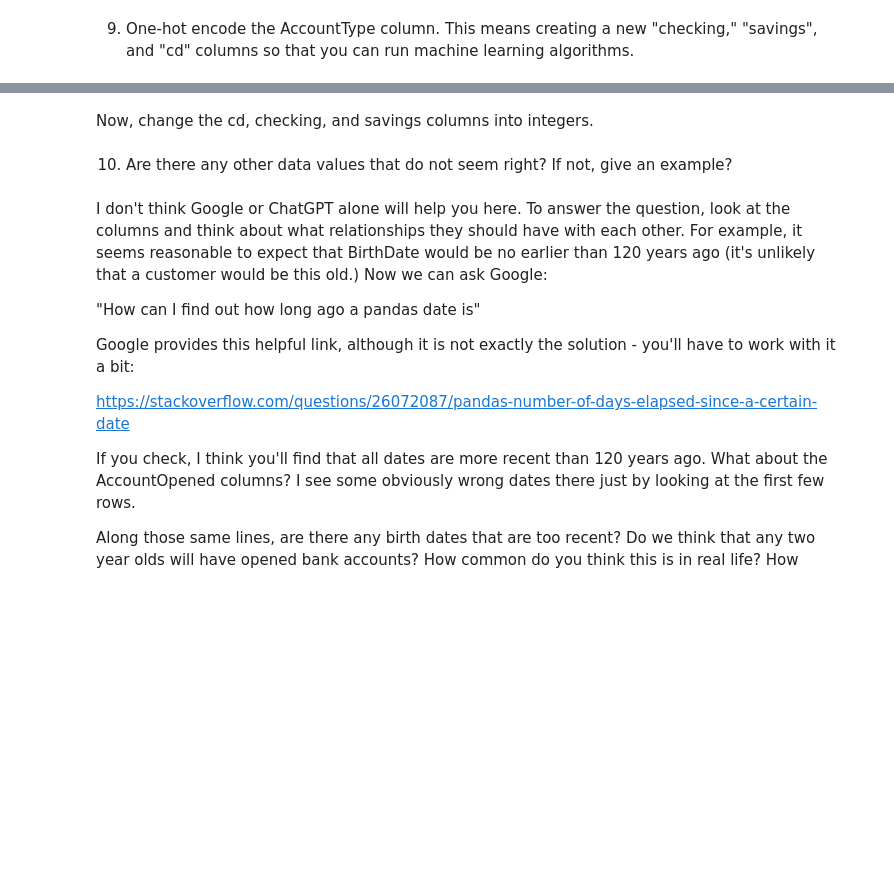
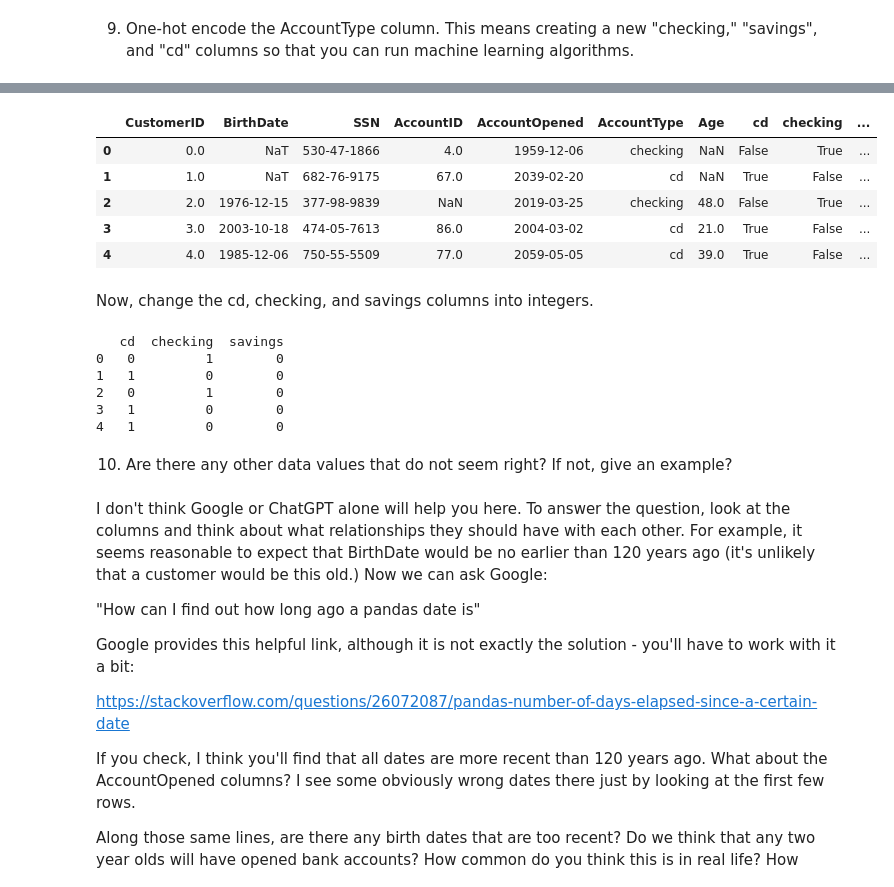
Before and after one commit to KIRBUEDU/OMDS-ModB2-Week1-PrakashKiran, a Jupyter notebook: Week1.ipynb, the cells around one changed output, grey strips where cells are left out. Cells and saved outputs as stored; diff of their text form; code cells hidden in the pictures; blank space fills up the shorter version.

```diff
--- a/Week1.ipynb
+++ b/Week1.ipynb
@@ -558,7 +591,14 @@ print(df2.head())
 # %%
 one_hot = pd.get_dummies(df1["AccountType"])
-df2 = df2.join(one_hot)
+df2 = df2.join(one_hot, rsuffix='_encoded')
 df2.iloc[0:5]
+# %% [output]
+|  | CustomerID | BirthDate | SSN | AccountID | AccountOpened | AccountType | Age | cd | checking | ... |
+| 0 | 0.0 | NaT | 530-47-1866 | 4.0 | 1959-12-06 | checking | NaN | False | True | ... |
+| 1 | 1.0 | NaT | 682-76-9175 | 67.0 | 2039-02-20 | cd | NaN | True | False | ... |
+| 2 | 2.0 | 1976-12-15 | 377-98-9839 | NaN | 2019-03-25 | checking | 48.0 | False | True | ... |
+| 3 | 3.0 | 2003-10-18 | 474-05-7613 | 86.0 | 2004-03-02 | cd | 21.0 | True | False | ... |
+| 4 | 4.0 | 1985-12-06 | 750-55-5509 | 77.0 | 2059-05-05 | cd | 39.0 | True | False | ... |
 # %% [markdown]
 Now, change the cd, checking, and savings columns into integers.
 # %%
@@ -567,6 +607,13 @@ df2["checking"] = df2["checking"].astype(int)
 df2["savings"] = df2["savings"].astype(int)
 # %%
 print(df2[["cd", "checking", "savings"]].head())
+# %% [output]
+   cd  checking  savings
+0   0         1        0
+1   1         0        0
+2   0         1        0
+3   1         0        0
+4   1         0        0
 # %% [markdown]
 10. Are there any other data values that do not seem right?  If not, give an example?
 # %% [markdown]
```
Also changed, not shown: parts of 18 cells of this notebook.
